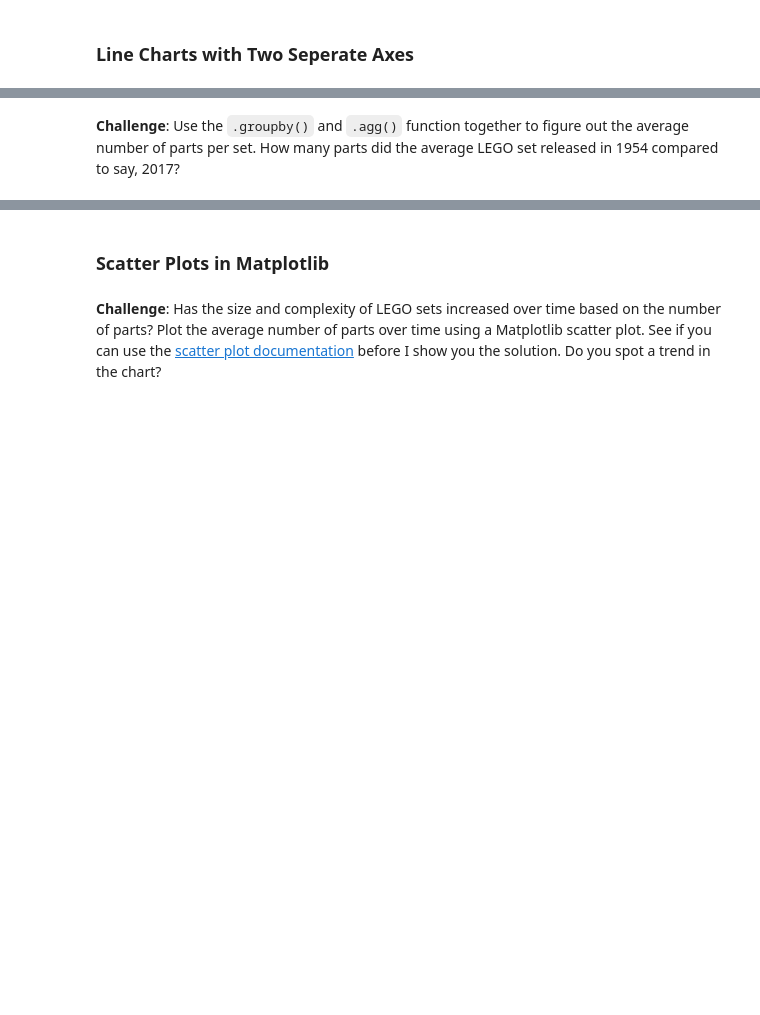
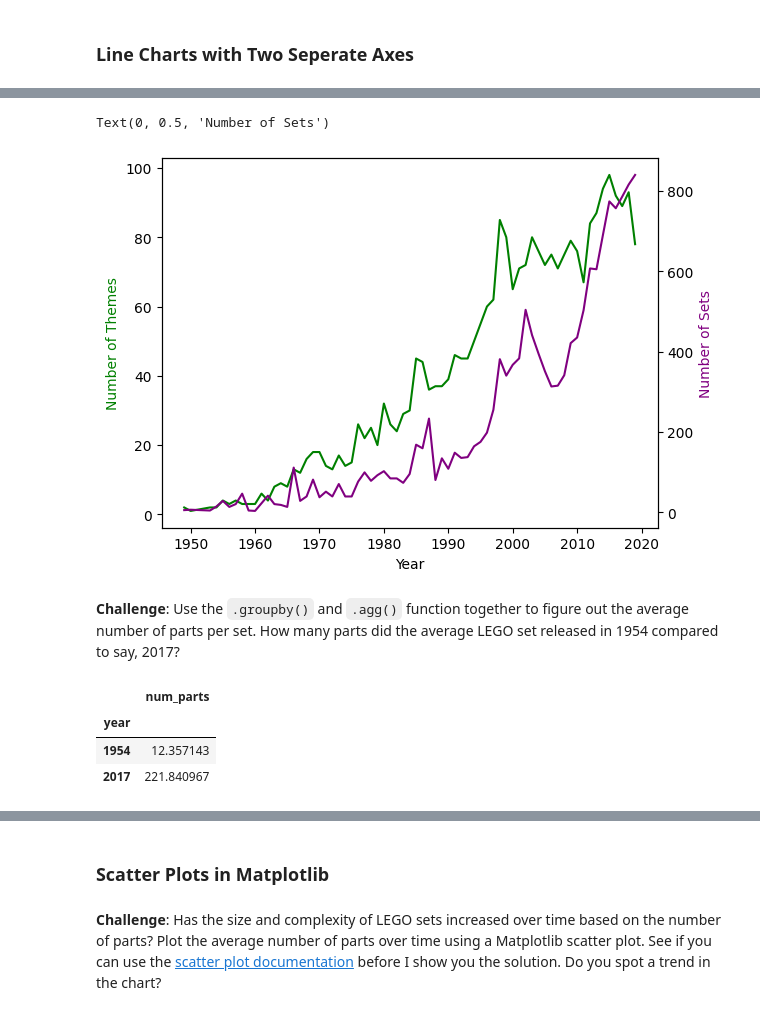
Before and after one commit to mekchou/100-Days-of-Code-Python, a Jupyter notebook: D74/Lego_Analysis.ipynb, the cells around one changed output, grey strips where cells are left out. Cells and saved outputs as stored; diff of their text form; code cells hidden in the pictures; blank space fills up the shorter version.

```diff
--- a/D74/Lego_Analysis.ipynb
+++ b/D74/Lego_Analysis.ipynb
@@ -203,2 +231,22 @@ Let's work out the number of different themes shipped by year. This means we hav
+# %%
+ax1 = plt.gca()
+ax2 = ax1.twinx()
+
+ax1.plot(themes_by_year.index[:-2], themes_by_year["nr_themes"][:-2], color = "green")
+ax2.plot(df_sets_groupby_year.index[:-2], df_sets_groupby_year["set_num"][:-2], color = "purple")
+
+ax1.set_xlabel("Year")
+ax1.set_ylabel("Number of Themes", color = "green")
+ax2.set_ylabel("Number of Sets", color = "purple")
+# %% [output]
+Text(0, 0.5, 'Number of Sets')
+[figure, added]
 # %% [markdown]
 **Challenge**: Use the <code>.groupby()</code> and <code>.agg()</code> function together to figure out the average number of parts per set. How many parts did the average LEGO set released in 1954 compared to say, 2017?
+# %%
+df_sets.groupby("year").agg({"num_parts": pd.Series.mean}).loc[[1954,2017]]
+# %% [output]
+|  | num_parts |
+| year |  |
+| 1954 | 12.357143 |
+| 2017 | 221.840967 |
```
Also changed, not shown: parts of 16 cells of this notebook.
